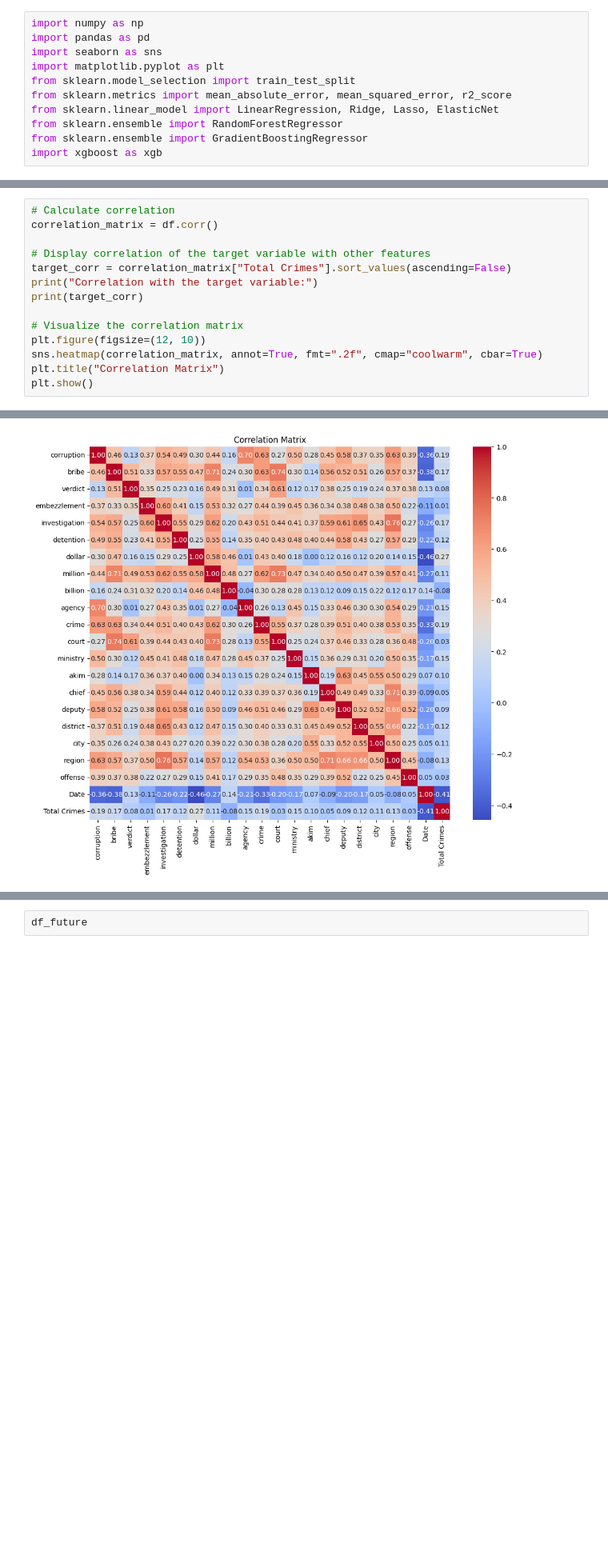
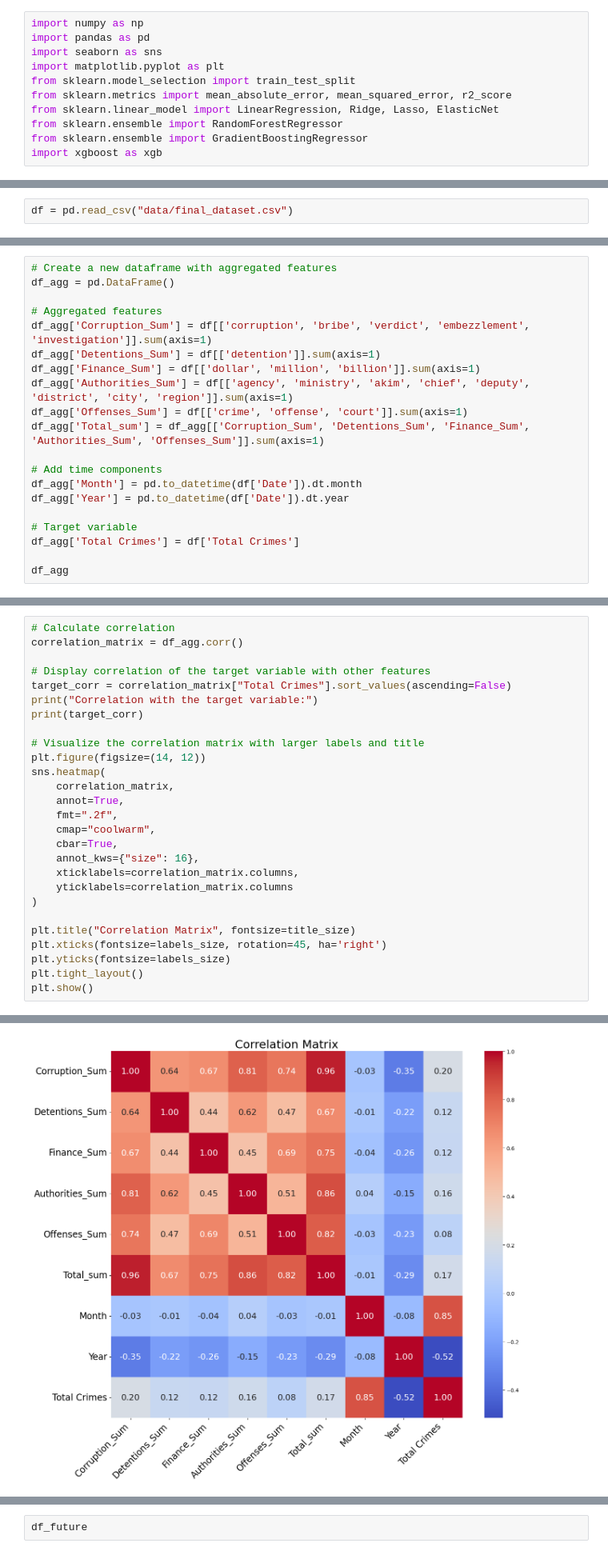
Before and after one commit to W1lden/Corruption_Crime_Forecasting_Kazakhstan, a Jupyter notebook: main.ipynb, the cells around one changed output, grey strips where cells are left out. Shown at 80% size. Saved outputs shown, nothing was run; the diff lists cells and outputs as text; blank space fills up the shorter version.

```diff
--- a/main.ipynb
+++ b/main.ipynb
@@ -55,3 +12,5 @@ df.rename(columns=column_translation, inplace=True)
+# %%
+df = pd.read_csv("data/final_dataset.csv")
 # %%
 df.head()
 # %% [output]
@@ -97,0 +108,20 @@ df.head()
+# %%
+# Create a new dataframe with aggregated features
+df_agg = pd.DataFrame()
+
+# Aggregated features
+df_agg['Corruption_Sum'] = df[['corruption', 'bribe', 'verdict', 'embezzlement', 'investigation']].sum(axis=1)
+df_agg['Detentions_Sum'] = df[['detention']].sum(axis=1)
+df_agg['Finance_Sum'] = df[['dollar', 'million', 'billion']].sum(axis=1)
+df_agg['Authorities_Sum'] = df[['agency', 'ministry', 'akim', 'chief', 'deputy', 'district', 'city', 'region']].sum(axis=1)
+df_agg['Offenses_Sum'] = df[['crime', 'offense', 'court']].sum(axis=1)
+df_agg['Total_sum'] = df_agg[['Corruption_Sum', 'Detentions_Sum', 'Finance_Sum', 'Authorities_Sum', 'Offenses_Sum']].sum(axis=1)
+
+# Add time components
+df_agg['Month'] = pd.to_datetime(df['Date']).dt.month
+df_agg['Year'] = pd.to_datetime(df['Date']).dt.year
+
+# Target variable
+df_agg['Total Crimes'] = df['Total Crimes']
+
+df_agg
@@ -98,16 +142,29 @@ df.head()
 # %%
 # Calculate correlation
-correlation_matrix = df.corr()
+correlation_matrix = df_agg.corr()
 
 # Display correlation of the target variable with other features
 target_corr = correlation_matrix["Total Crimes"].sort_values(ascending=False)
 print("Correlation with the target variable:")
 print(target_corr)
 
-# Visualize the correlation matrix
-plt.figure(figsize=(12, 10))
-sns.heatmap(correlation_matrix, annot=True, fmt=".2f", cmap="coolwarm", cbar=True)
-plt.title("Correlation Matrix")
+# Visualize the correlation matrix with larger labels and title
+plt.figure(figsize=(14, 12))
+sns.heatmap(
+    correlation_matrix,
+    annot=True,
+    fmt=".2f",
+    cmap="coolwarm",
+    cbar=True,
+    annot_kws={"size": 16},
+    xticklabels=correlation_matrix.columns,
+    yticklabels=correlation_matrix.columns
+)
+
+plt.title("Correlation Matrix", fontsize=title_size)
+plt.xticks(fontsize=labels_size, rotation=45, ha='right')
+plt.yticks(fontsize=labels_size)
+plt.tight_layout()
 plt.show()
 # %% [output]
 Correlation with the target variable:
@@ -129,2 +180,2 @@ Date            -0.413425
 Name: Total Crimes, dtype: float64
-[figure, old version]
+[figure, new version]
```
Also changed, not shown: parts of 69 cells of this notebook, 28 other files.
